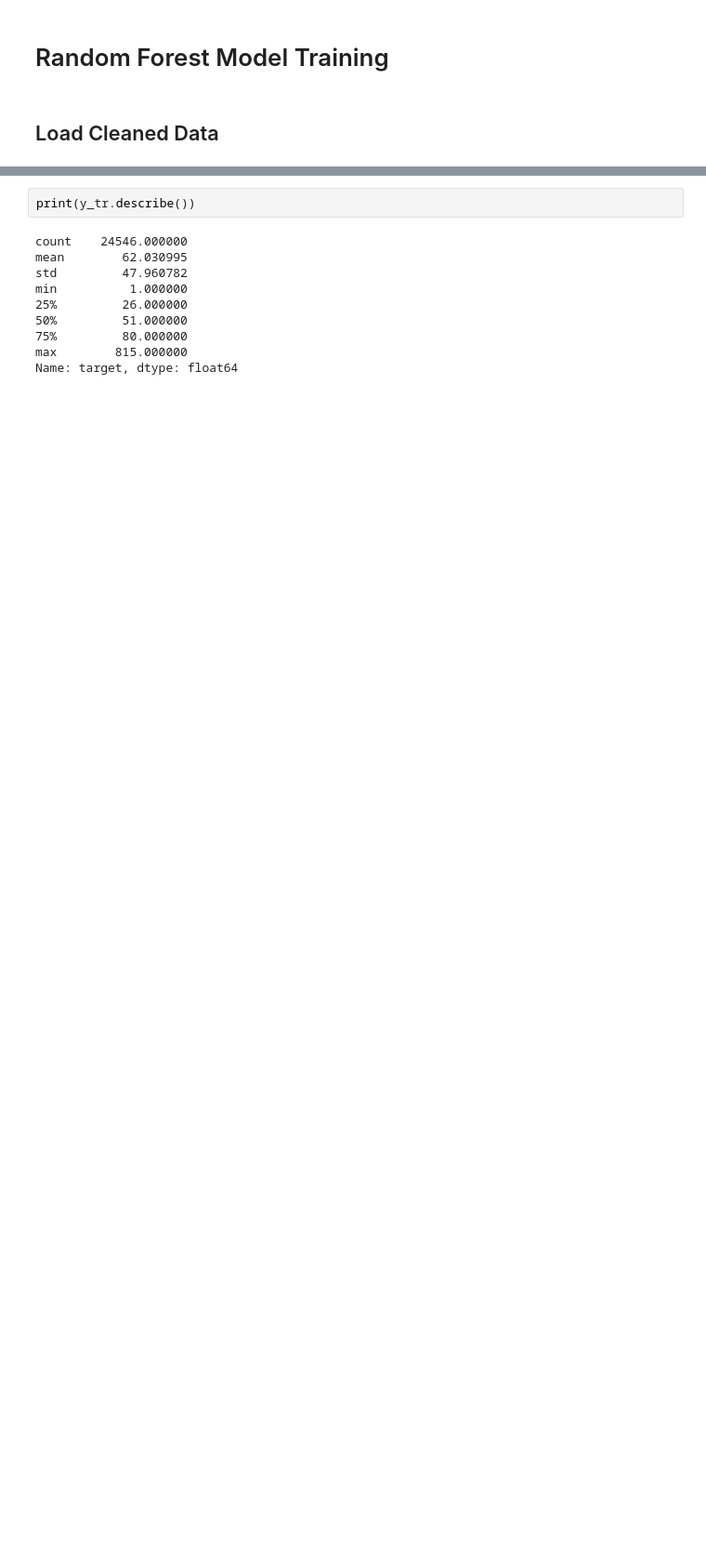
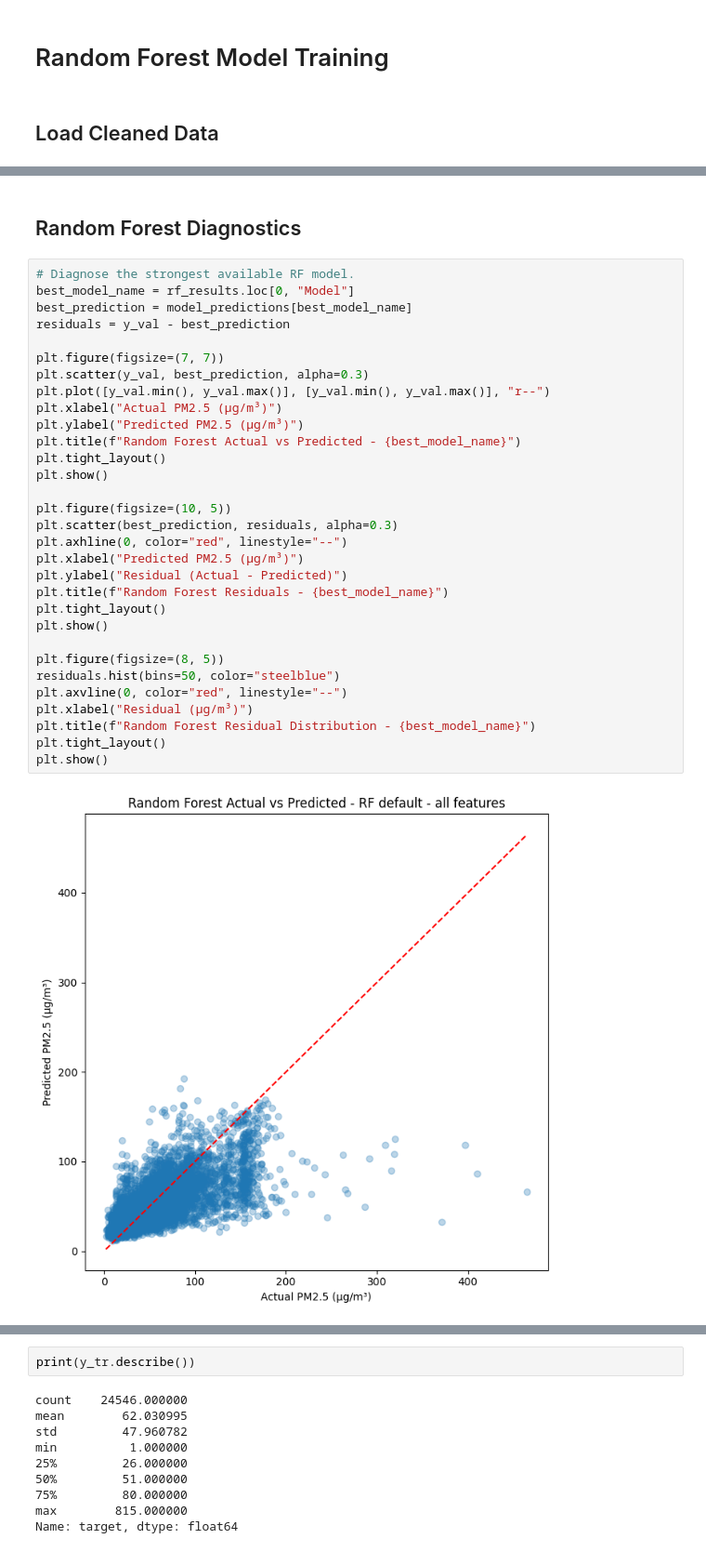
Before and after one commit to flyingpinguu/air_pollution_mlproject, a Jupyter notebook: random_forest.ipynb, the cells around one changed output, grey strips where cells are left out. Shown at 93% size. Cells and saved outputs as stored; diff of their text form; blank space fills up the shorter version.

```diff
--- a/random_forest.ipynb
+++ b/random_forest.ipynb
@@ -91,0 +313,35 @@ Validation RMSE: 32.03 µg/m³
+# %% [markdown]
+## Random Forest Diagnostics
+# %%
+# Diagnose the strongest available RF model.
+best_model_name = rf_results.loc[0, "Model"]
+best_prediction = model_predictions[best_model_name]
+residuals = y_val - best_prediction
+
+plt.figure(figsize=(7, 7))
+plt.scatter(y_val, best_prediction, alpha=0.3)
+plt.plot([y_val.min(), y_val.max()], [y_val.min(), y_val.max()], "r--")
+plt.xlabel("Actual PM2.5 (µg/m³)")
+plt.ylabel("Predicted PM2.5 (µg/m³)")
+plt.title(f"Random Forest Actual vs Predicted - {best_model_name}")
+plt.tight_layout()
+plt.show()
+
+plt.figure(figsize=(10, 5))
+plt.scatter(best_prediction, residuals, alpha=0.3)
+plt.axhline(0, color="red", linestyle="--")
+plt.xlabel("Predicted PM2.5 (µg/m³)")
+plt.ylabel("Residual (Actual - Predicted)")
+plt.title(f"Random Forest Residuals - {best_model_name}")
+plt.tight_layout()
+plt.show()
+
+plt.figure(figsize=(8, 5))
+residuals.hist(bins=50, color="steelblue")
+plt.axvline(0, color="red", linestyle="--")
+plt.xlabel("Residual (µg/m³)")
+plt.title(f"Random Forest Residual Distribution - {best_model_name}")
+plt.tight_layout()
+plt.show()
+# %% [output]
+[figure, added]
```
Also changed, not shown: parts of 19 cells of this notebook, 5 other files.
